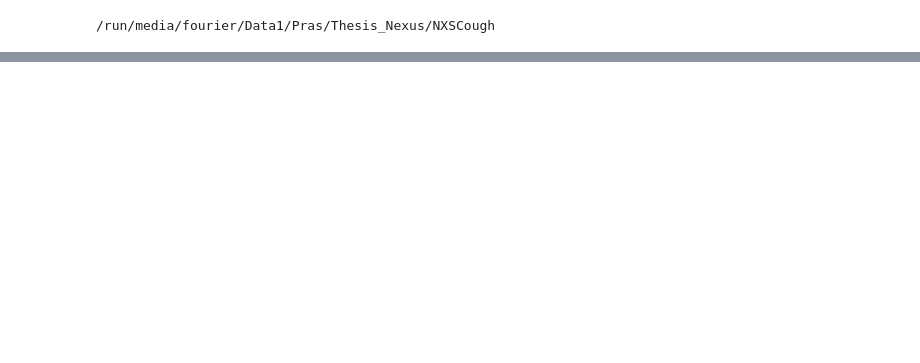
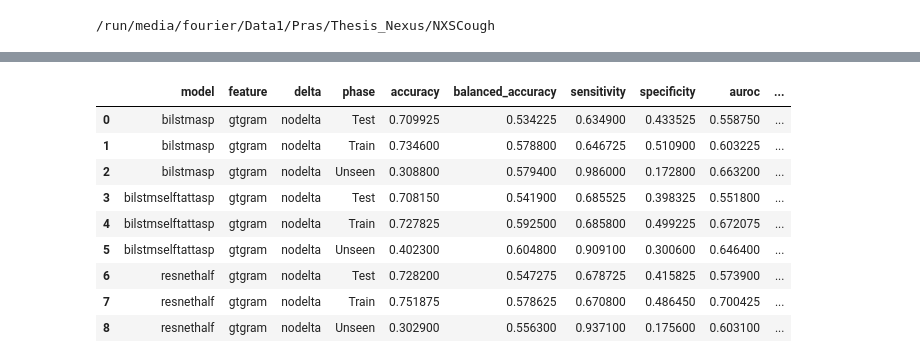
Before and after one commit to arkiven4/NXSCough, a Jupyter notebook: notebooks/compare_resultlogs.ipynb, the cells around one changed output, grey strips where cells are left out. Saved outputs shown, nothing was run; the diff lists cells and outputs as text; code cells hidden in the pictures; blank space fills up the shorter version.

```diff
--- a/notebooks/compare_resultlogs.ipynb
+++ b/notebooks/compare_resultlogs.ipynb
@@ -23,0 +226,20 @@ LINE_PATTERN = re.compile(
+# %%
+df_mean = (
+    df
+    .groupby(
+        ["model", "feature", "delta", "phase"],
+        as_index=False
+    ).mean(numeric_only=True)
+)
+df_mean
+# %% [output]
+|  | model | feature | delta | phase | accuracy | balanced_accuracy | sensitivity | specificity | auroc | ... |
+| 0 | bilstmasp | gtgram | nodelta | Test | 0.709925 | 0.534225 | 0.634900 | 0.433525 | 0.558750 | ... |
+| 1 | bilstmasp | gtgram | nodelta | Train | 0.734600 | 0.578800 | 0.646725 | 0.510900 | 0.603225 | ... |
+| 2 | bilstmasp | gtgram | nodelta | Unseen | 0.308800 | 0.579400 | 0.986000 | 0.172800 | 0.663200 | ... |
+| 3 | bilstmselftattasp | gtgram | nodelta | Test | 0.708150 | 0.541900 | 0.685525 | 0.398325 | 0.551800 | ... |
+| 4 | bilstmselftattasp | gtgram | nodelta | Train | 0.727825 | 0.592500 | 0.685800 | 0.499225 | 0.672075 | ... |
+| 5 | bilstmselftattasp | gtgram | nodelta | Unseen | 0.402300 | 0.604800 | 0.909100 | 0.300600 | 0.646400 | ... |
+| 6 | resnethalf | gtgram | nodelta | Test | 0.728200 | 0.547275 | 0.678725 | 0.415825 | 0.573900 | ... |
+| 7 | resnethalf | gtgram | nodelta | Train | 0.751875 | 0.578625 | 0.670800 | 0.486450 | 0.700425 | ... |
+| 8 | resnethalf | gtgram | nodelta | Unseen | 0.302900 | 0.556300 | 0.937100 | 0.175600 | 0.603100 | ... |
```
Also changed, not shown: parts of 23 cells of this notebook, 22 other files.
